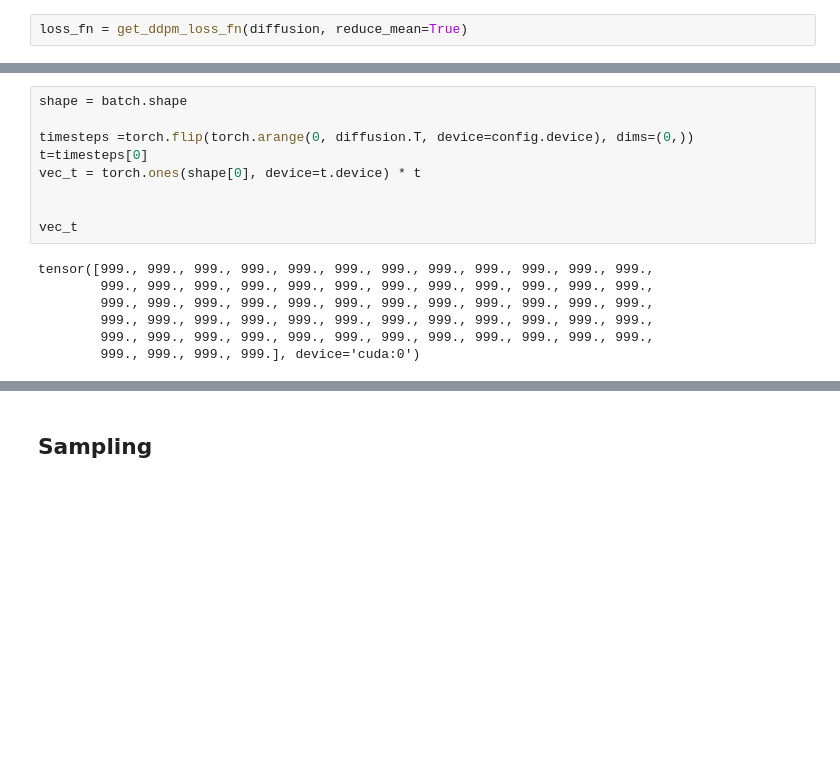
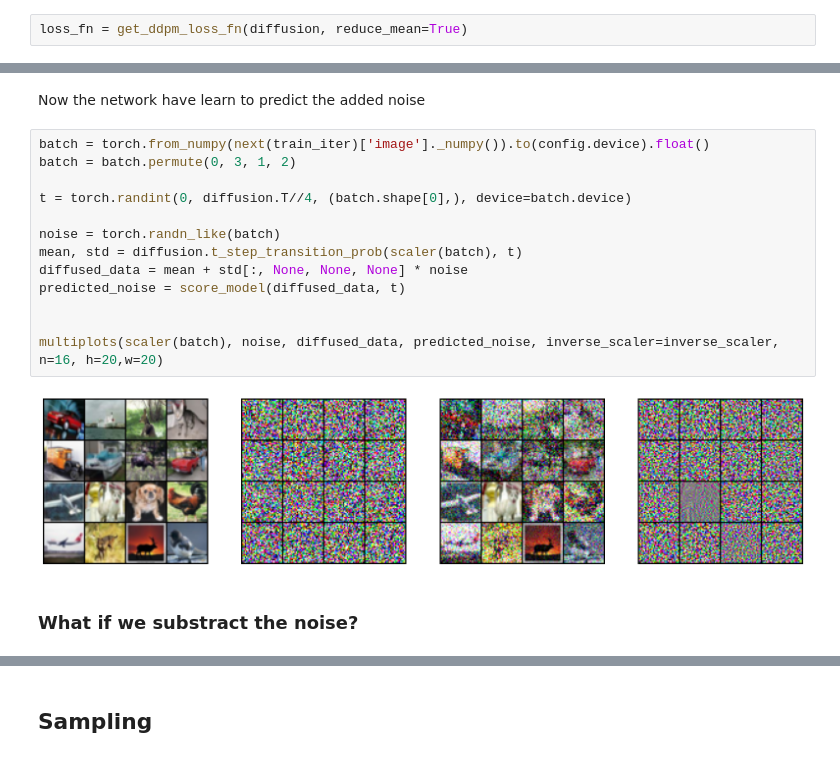
Before and after one commit to gabrielraya/vanilla-diffusion-model, a Jupyter notebook: Vanilla_Diffusion_models.ipynb, the cells around one changed output, grey strips where cells are left out. Cells and saved outputs as stored; diff of their text form; blank space fills up the shorter version.

```diff
--- a/Vanilla_Diffusion_models.ipynb
+++ b/Vanilla_Diffusion_models.ipynb
@@ -522,16 +602,19 @@ torch.Size([64, 3, 32, 32])
-# %%
-shape = batch.shape
-
-timesteps =torch.flip(torch.arange(0, diffusion.T, device=config.device), dims=(0,))
-t=timesteps[0]
-vec_t = torch.ones(shape[0], device=t.device) * t
-
-
-vec_t
-# %% [output]
-tensor([999., 999., 999., 999., 999., 999., 999., 999., 999., 999., 999., 999.,
-        999., 999., 999., 999., 999., 999., 999., 999., 999., 999., 999., 999.,
-        999., 999., 999., 999., 999., 999., 999., 999., 999., 999., 999., 999.,
-        999., 999., 999., 999., 999., 999., 999., 999., 999., 999., 999., 999.,
-        999., 999., 999., 999., 999., 999., 999., 999., 999., 999., 999., 999.,
-        999., 999., 999., 999.], device='cuda:0')
+# %% [markdown]
+Now the network have learn to predict the added noise
+# %%
+batch = torch.from_numpy(next(train_iter)['image']._numpy()).to(config.device).float()
+batch = batch.permute(0, 3, 1, 2)
+
+t = torch.randint(0, diffusion.T//4, (batch.shape[0],), device=batch.device)
+
+noise = torch.randn_like(batch)
+mean, std = diffusion.t_step_transition_prob(scaler(batch), t)
+diffused_data = mean + std[:, None, None, None] * noise
+predicted_noise = score_model(diffused_data, t)
+
+
+multiplots(scaler(batch), noise, diffused_data, predicted_noise, inverse_scaler=inverse_scaler, n=16, h=20,w=20)
+# %% [output]
+[figure, added]
+# %% [markdown]
+### What if we substract the noise?
```
Also changed, not shown: parts of 29 cells of this notebook.
